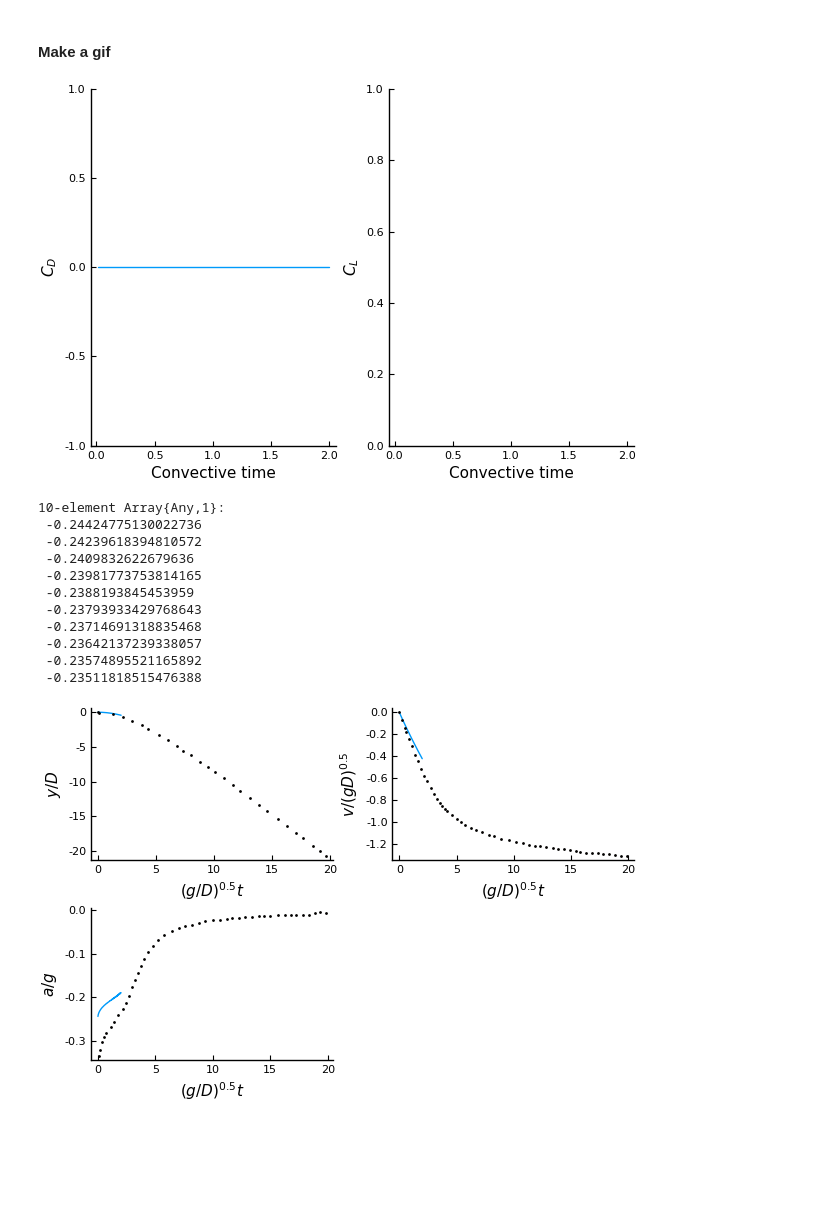
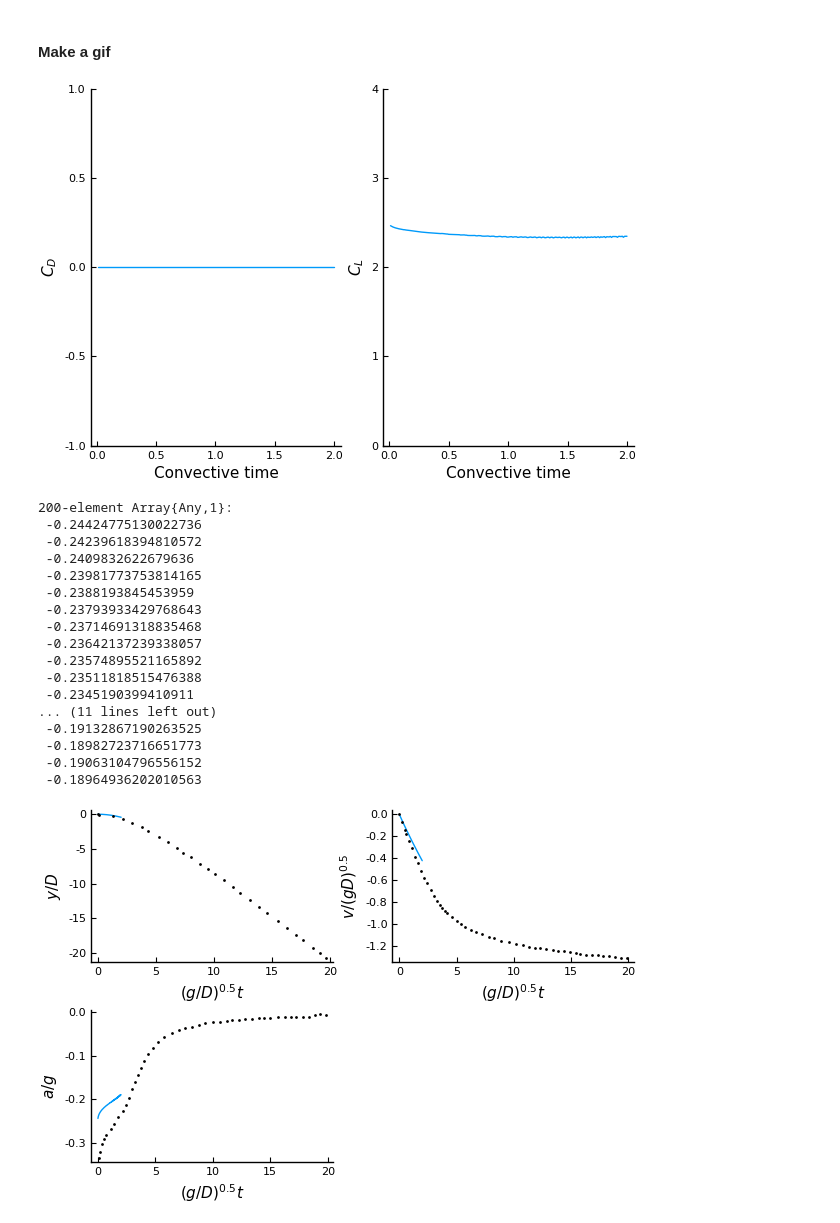
Before and after one commit to ruizhi92/FSI.jl, a Jupyter notebook: examples/Strongly_Coupled_Cylinder.ipynb, the cells around one changed output. Drawn from its saved outputs; the diff is of its cells as text; code cells hidden in the pictures; blank space fills up the shorter version.

```diff
--- a/examples/Strongly_Coupled_Cylinder.ipynb
+++ b/examples/Strongly_Coupled_Cylinder.ipynb
@@ -417,10 +417,10 @@ pb
 # gif(anim, "movies/"*gif_name, fps = fps)
 # %%
 px = plot(thist,2*fx,ylim=(-1,1),xlabel="Convective time",ylabel="\$C_D\$",legend=false)
-py = plot(thist,2*fy,ylim=(0,1),xlabel="Convective time",ylabel="\$C_L\$",legend=false)
+py = plot(thist,2*fy,ylim=(0,4),xlabel="Convective time",ylabel="\$C_L\$",legend=false)
 plot(px,py)
 # %% [output]
-[figure, old version]
+[figure, new version]
 # %%
 vhist = [0.0]
 phist = [0.0]
@@ -435,9 +435,9 @@ for i in 1:length(vhist)-1
     push!(ahist,(vhist[i+1]-vhist[i])/Δt)
 end
 # %%
-ahist[1:10]
+ahist
 # %% [output]
-10-element Array{Any,1}:
+200-element Array{Any,1}:
  -0.24424775130022736
  -0.24239618394810572
  -0.2409832622679636
@@ -448,6 +448,12 @@ ahist[1:10]
  -0.23642137239338057
  -0.23574895521165892
  -0.23511818515476388
+ -0.2345190399410911
+... (11 lines left out)
+ -0.19132867190263525
+ -0.18982723716651773
+ -0.19063104796556152
+ -0.18964936202010563
 # %%
 using CSV
 
```
Also changed, not shown: parts of 2 cells of this notebook, 1 other file.
